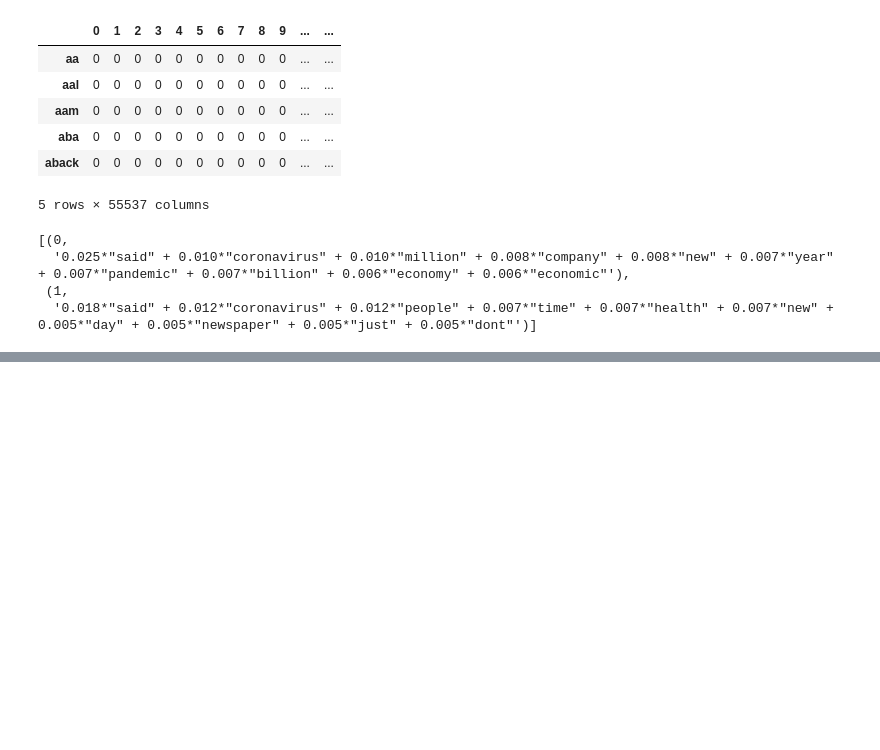
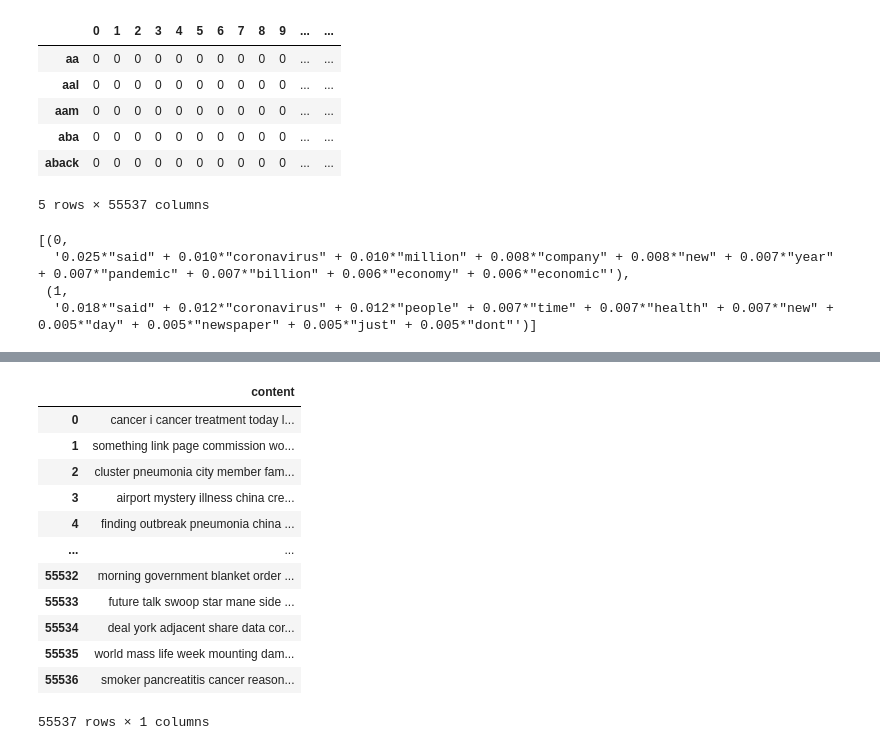
Before and after one commit to miguel2650/covid-19-research, a Jupyter notebook: 4-topic-modeling.ipynb, the cells around one changed output, grey strips where cells are left out. Drawn from its saved outputs; the diff is of its cells as text; code cells hidden in the pictures; blank space fills up the shorter version.

```diff
--- a/4-topic-modeling.ipynb
+++ b/4-topic-modeling.ipynb
@@ -54,0 +118,18 @@ lda.print_topics()
+# %%
+# Apply the nouns function to the transcripts to filter only on nouns
+data_nouns = pd.DataFrame(data_clean.content.apply(nouns))
+data_nouns.to_pickle('pickle/data_nouns.pkl')
+# %% [output]
+|  | content |
+| 0 | cancer i cancer treatment today l... |
+| 1 | something link page commission wo... |
+| 2 | cluster pneumonia city member fam... |
+| 3 | airport mystery illness china cre... |
+| 4 | finding outbreak pneumonia china ... |
+| ... | ... |
+| 55532 | morning government blanket order ... |
+| 55533 | future talk swoop star mane side ... |
+| 55534 | deal york adjacent share data cor... |
+| 55535 | world mass life week mounting dam... |
+| 55536 | smoker pancreatitis cancer reason... |
+55537 rows × 1 columns
```
Also changed, not shown: parts of 10 cells of this notebook, 2 other files.
